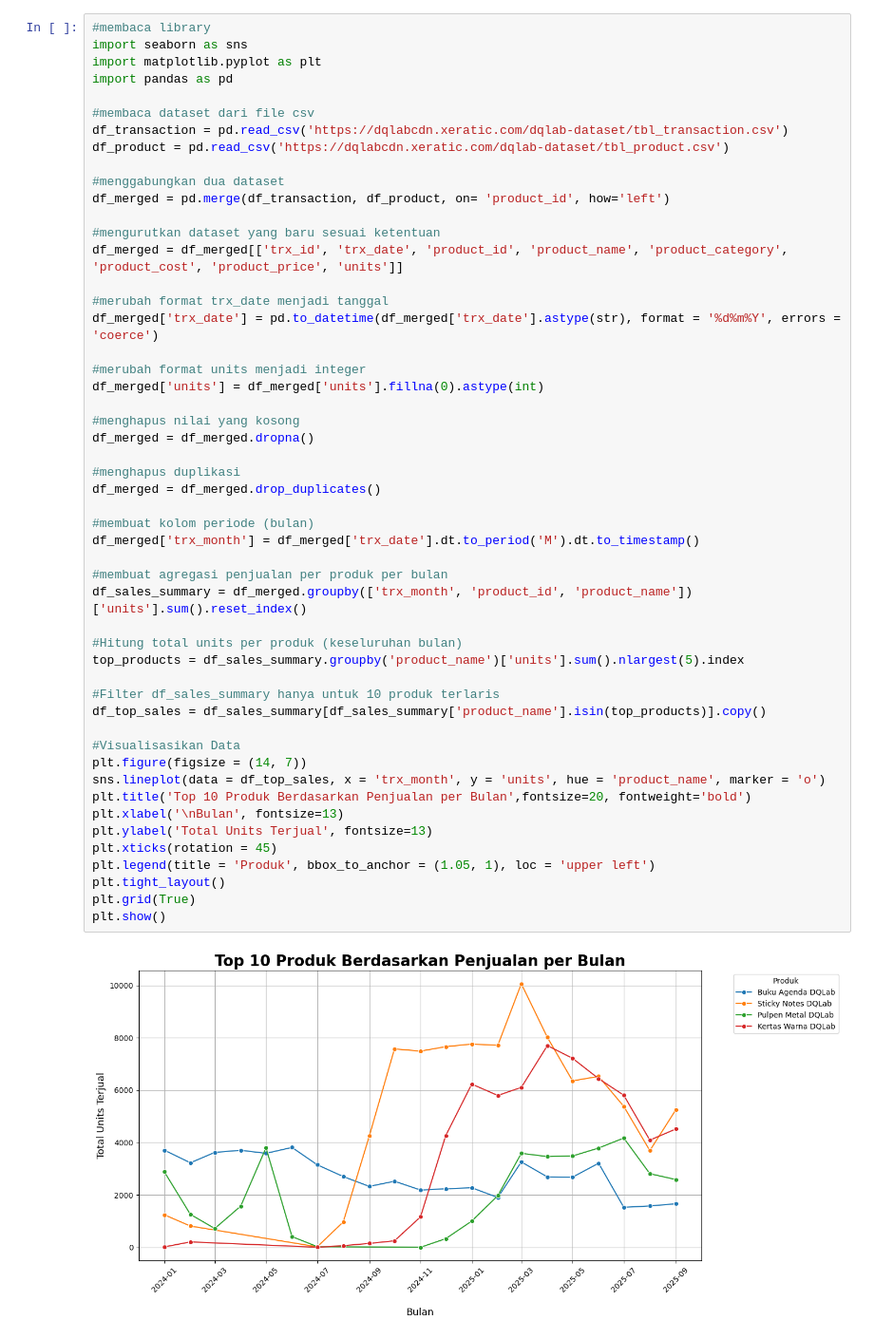
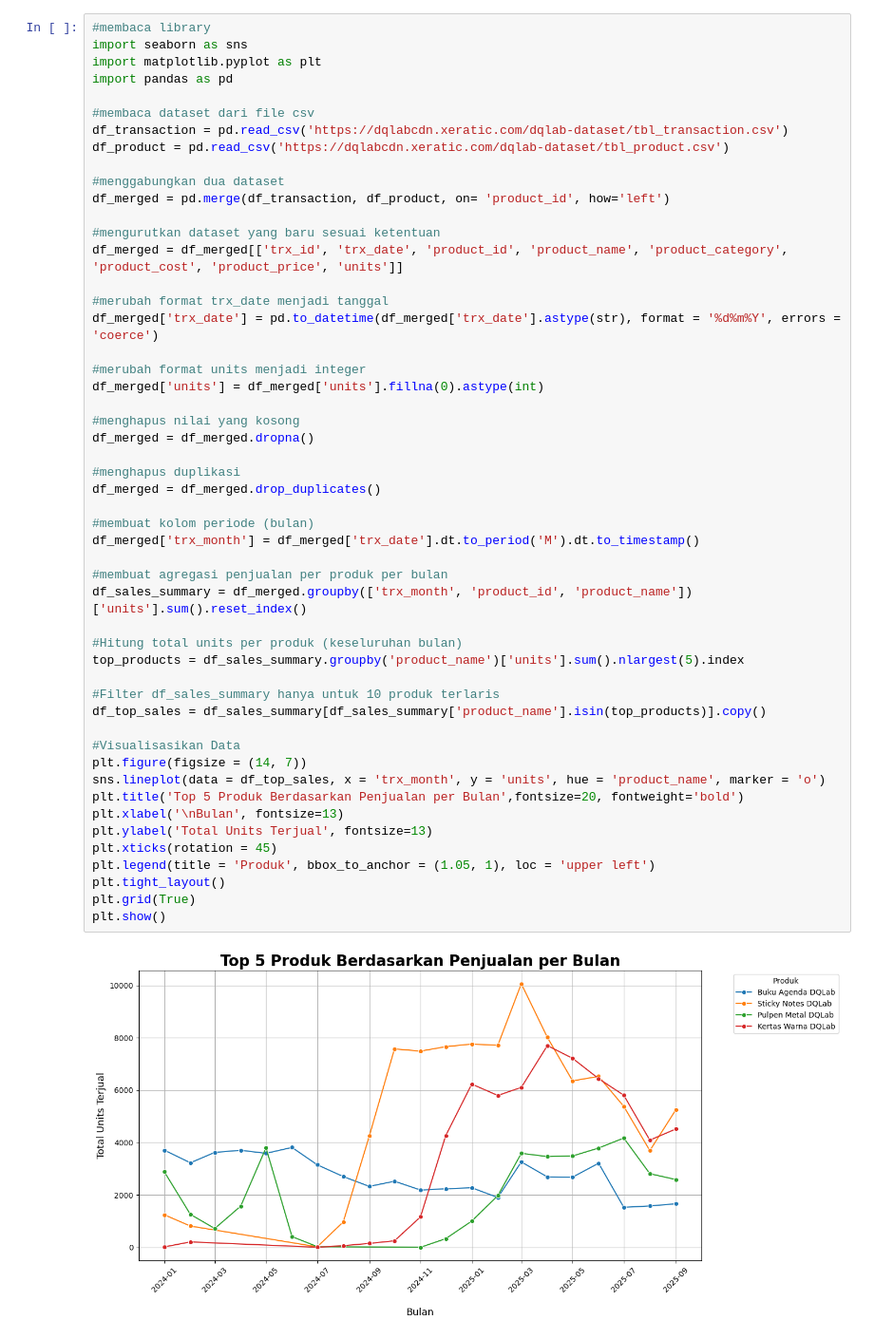
Before and after one commit to dresterhutapea/DQ-Lab-Retail-Sales-Spike-Analysis, a Jupyter notebook: Identifikasi Spike.ipynb, the cells around one changed output. Shown at 95% size. Drawn from its saved outputs; the diff is of its cells as text.

```diff
--- a/Identifikasi Spike.ipynb
+++ b/Identifikasi Spike.ipynb
@@ -22,32 +22,32 @@ df_merged['units'] = df_merged['units'].fillna(0).astype(int)
 
 #menghapus nilai yang kosong
 df_merged = df_merged.dropna()
 
 #menghapus duplikasi
 df_merged = df_merged.drop_duplicates()
 
 #membuat kolom periode (bulan)
 df_merged['trx_month'] = df_merged['trx_date'].dt.to_period('M').dt.to_timestamp()
 
 #membuat agregasi penjualan per produk per bulan
 df_sales_summary = df_merged.groupby(['trx_month', 'product_id', 'product_name'])['units'].sum().reset_index()
 
 #Hitung total units per produk (keseluruhan bulan)
 top_products = df_sales_summary.groupby('product_name')['units'].sum().nlargest(5).index
 
 #Filter df_sales_summary hanya untuk 10 produk terlaris
 df_top_sales = df_sales_summary[df_sales_summary['product_name'].isin(top_products)].copy()
 
 #Visualisasikan Data
 plt.figure(figsize = (14, 7))
 sns.lineplot(data = df_top_sales, x = 'trx_month', y = 'units', hue = 'product_name', marker = 'o')
-plt.title('Top 10 Produk Berdasarkan Penjualan per Bulan',fontsize=20, fontweight='bold')
+plt.title('Top 5 Produk Berdasarkan Penjualan per Bulan',fontsize=20, fontweight='bold')
 plt.xlabel('\nBulan', fontsize=13)
 plt.ylabel('Total Units Terjual', fontsize=13)
 plt.xticks(rotation = 45)
 plt.legend(title = 'Produk', bbox_to_anchor = (1.05, 1), loc = 'upper left')
 plt.tight_layout()
 plt.grid(True)
 plt.show()
 # %% [output]
-[figure, old version]
+[figure, new version]
```
